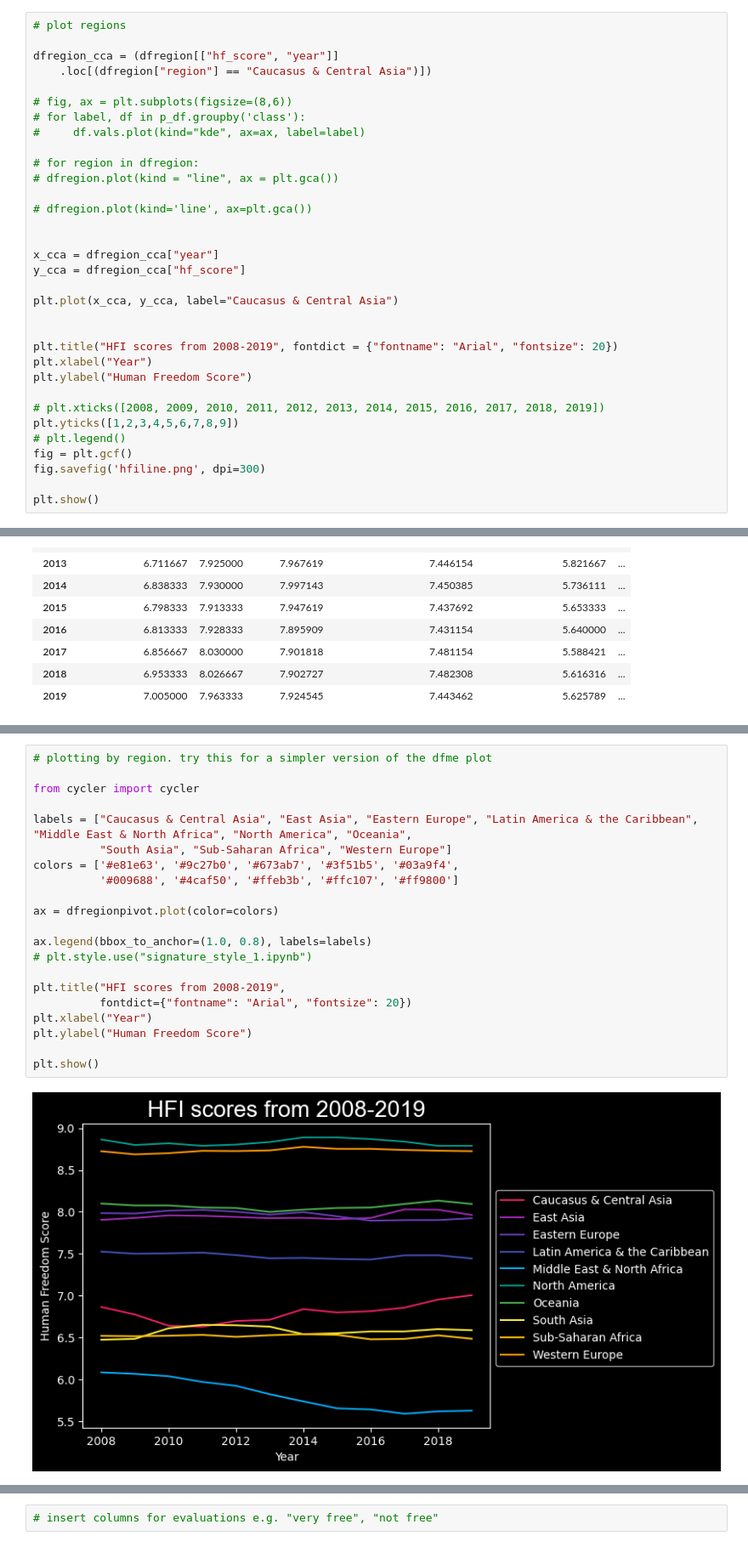
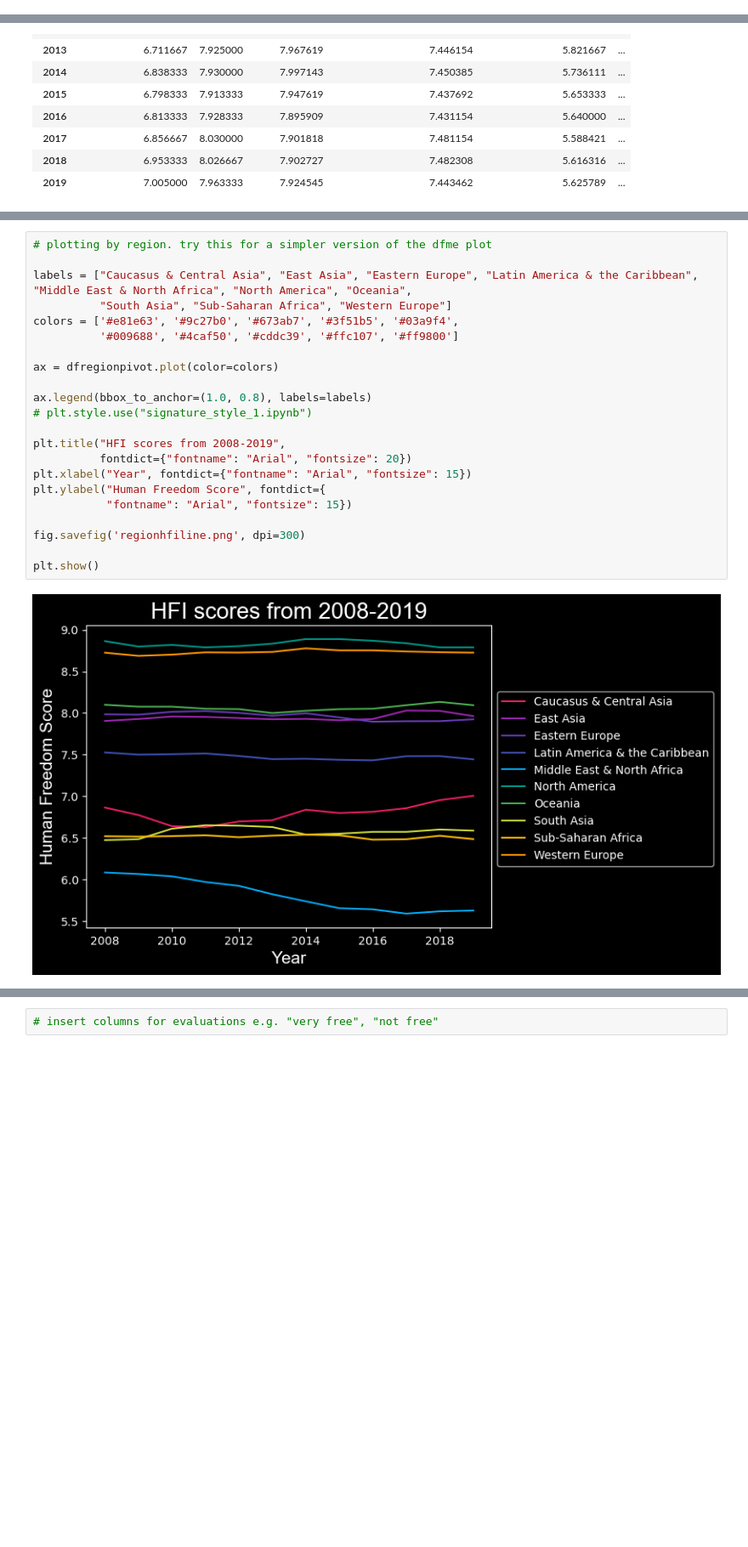
Before and after one commit to NJB7/HumanFreedomIndexProject, a Jupyter notebook: HFIProject.ipynb, the cells around one changed output, grey strips where cells are left out. Shown: that part at 85% size. Drawn from its saved outputs; the diff is of its cells as text; blank space fills up the shorter version.

```diff
--- a/HFIProject.ipynb
+++ b/HFIProject.ipynb
@@ -485,33 +447,0 @@ dfregionpivot
-# %%
-# plot regions
-
-dfregion_cca = (dfregion[["hf_score", "year"]]
-    .loc[(dfregion["region"] == "Caucasus & Central Asia")])
-
-# fig, ax = plt.subplots(figsize=(8,6))
-# for label, df in p_df.groupby('class'):
-#     df.vals.plot(kind="kde", ax=ax, label=label)
-
-# for region in dfregion:
-# dfregion.plot(kind = "line", ax = plt.gca())
-
-# dfregion.plot(kind='line', ax=plt.gca())
-
-
-x_cca = dfregion_cca["year"]
-y_cca = dfregion_cca["hf_score"]
-
-plt.plot(x_cca, y_cca, label="Caucasus & Central Asia")
-
-
-plt.title("HFI scores from 2008-2019", fontdict = {"fontname": "Arial", "fontsize": 20})
-plt.xlabel("Year")
-plt.ylabel("Human Freedom Score")
-
-# plt.xticks([2008, 2009, 2010, 2011, 2012, 2013, 2014, 2015, 2016, 2017, 2018, 2019])
-plt.yticks([1,2,3,4,5,6,7,8,9])
-# plt.legend()
-fig = plt.gcf()
-fig.savefig('hfiline.png', dpi=300)
-
-plt.show()
@@ -551,23 +491,24 @@ print(plt.style.available)
 # %%
 # plotting by region. try this for a simpler version of the dfme plot
-
-from cycler import cycler
 
 labels = ["Caucasus & Central Asia", "East Asia", "Eastern Europe", "Latin America & the Caribbean", "Middle East & North Africa", "North America", "Oceania",
           "South Asia", "Sub-Saharan Africa", "Western Europe"]
 colors = ['#e81e63', '#9c27b0', '#673ab7', '#3f51b5', '#03a9f4',
-          '#009688', '#4caf50', '#ffeb3b', '#ffc107', '#ff9800']
+          '#009688', '#4caf50', '#cddc39', '#ffc107', '#ff9800']
 
 ax = dfregionpivot.plot(color=colors)
 
 ax.legend(bbox_to_anchor=(1.0, 0.8), labels=labels)
 # plt.style.use("signature_style_1.ipynb")
 
 plt.title("HFI scores from 2008-2019",
           fontdict={"fontname": "Arial", "fontsize": 20})
-plt.xlabel("Year")
-plt.ylabel("Human Freedom Score")
+plt.xlabel("Year", fontdict={"fontname": "Arial", "fontsize": 15})
+plt.ylabel("Human Freedom Score", fontdict={
+           "fontname": "Arial", "fontsize": 15})
+
+fig.savefig('regionhfiline.png', dpi=300)
 
 plt.show()
 # %% [output]
-[figure, old version]
+[figure, new version]
```
Also changed, not shown: parts of 14 cells of this notebook, 4 other files.
